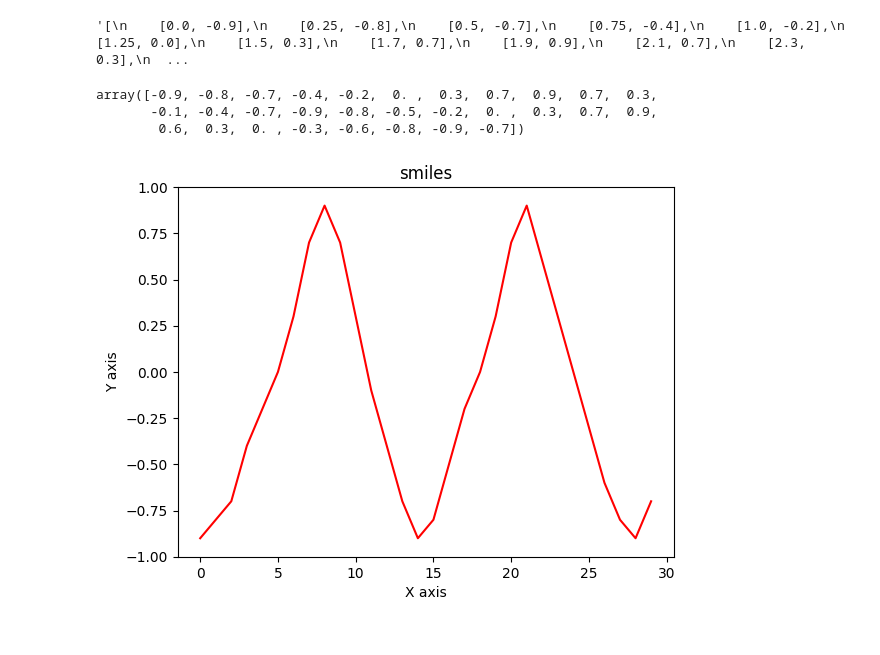
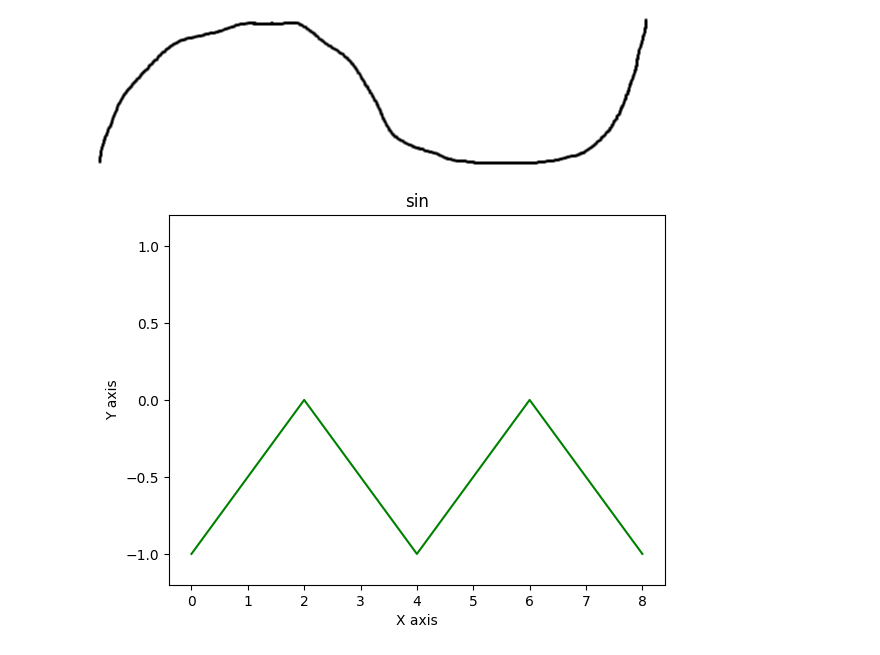
Before and after one commit to legolego/GutEmotions, a Jupyter notebook: Notebooks/Gemini_InterpretLine.ipynb, the cells around one changed output. Saved outputs shown, nothing was run; the diff lists cells and outputs as text; code cells hidden in the pictures.

Commit message:
Added images for possible training, search now uses PIL library to get excat representation of drawn line to search with, Gemini prompt doesn't seem to do well enough.

```diff
--- a/Notebooks/Gemini_InterpretLine.ipynb
+++ b/Notebooks/Gemini_InterpretLine.ipynb
@@ -13,4 +24,14 @@ model = genai.GenerativeModel(model_name="models/gemini-1.5-pro-latest")
 # %%
+def plot_1d_array(arr, title = "Line plot"):
+    plt.cla()
+    plt.clf()
+    plt.title(title)
+    plt.xlabel("X axis")
+    plt.ylabel("Y axis")
+    plt.plot(arr, color ="green")
+    plt.ylim(-1.2, 1.2)
+    plt.show()
+
 # response = model.generate_content("Please give me python function code to read in a .png image file from a local folder and store it in a variable.")
 # print(response.text)
 # %%
@@ -90,11 +188,0 @@ ast.literal_eval('''
-# %%
-response.text[response.text.index('['):response.text.rindex(']')+1]
-# %% [output]
-'[\n    [0.0, -0.9],\n    [0.25, -0.8],\n    [0.5, -0.7],\n    [0.75, -0.4],\n    [1.0, -0.2],\n    [1.25, 0.0],\n    [1.5, 0.3],\n    [1.7, 0.7],\n    [1.9, 0.9],\n    [2.1, 0.7],\n    [2.3, 0.3],\n  ...
-# %%
-arr = np.array(ast.literal_eval(response.text[response.text.index('['):response.text.rindex(']')+1]))[:,1]
-arr
-# %% [output]
-array([-0.9, -0.8, -0.7, -0.4, -0.2,  0. ,  0.3,  0.7,  0.9,  0.7,  0.3,
-       -0.1, -0.4, -0.7, -0.9, -0.8, -0.5, -0.2,  0. ,  0.3,  0.7,  0.9,
-        0.6,  0.3,  0. , -0.3, -0.6, -0.8, -0.9, -0.7])
@@ -104,16 +189,8 @@ array([-0.9, -0.8, -0.7, -0.4, -0.2,  0. ,  0.3,  0.7,  0.9,  0.7,  0.3,
-# %%
-arr_to_plot = arr
-
-# data to be plotted
-#x = arr_to_plot[:,0]
-y = arr_to_plot #[:,1]
-
-# plotting
-plt.title(first_file.display_name)
-plt.xlabel("X axis")
-plt.ylabel("Y axis")
-plt.plot(y, color ="red")
-plt.ylim(-1, 1)
-plt.show()
-# %% [output]
-[figure, removed]
+# %%
+
+display(Image(filename=test_sin, width='300'))
+plt.close()
+plot_1d_array(arr, f_test_sin.display_name)
+# %% [output]
+[figure, added]
+[figure, added]
```
Also changed, not shown: parts of 10 cells of this notebook, 17 other files.
